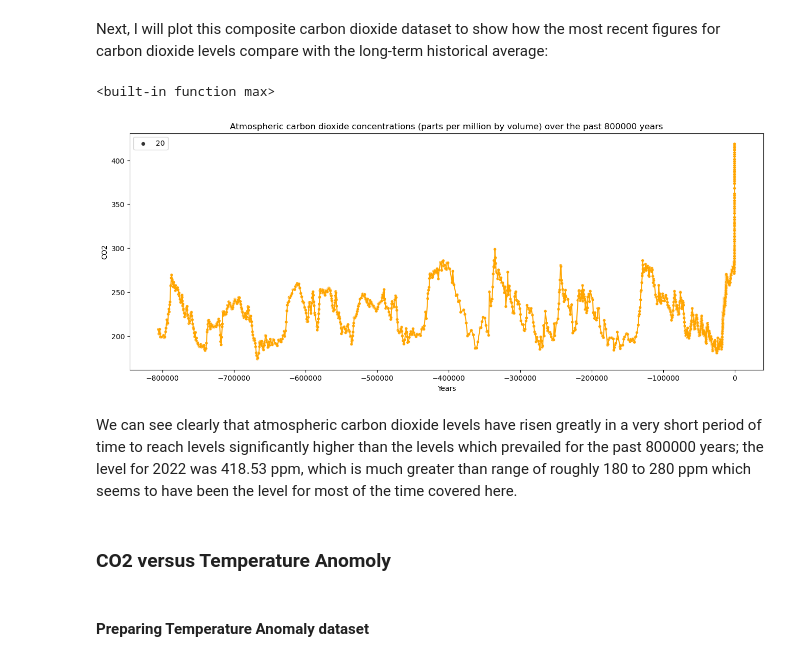
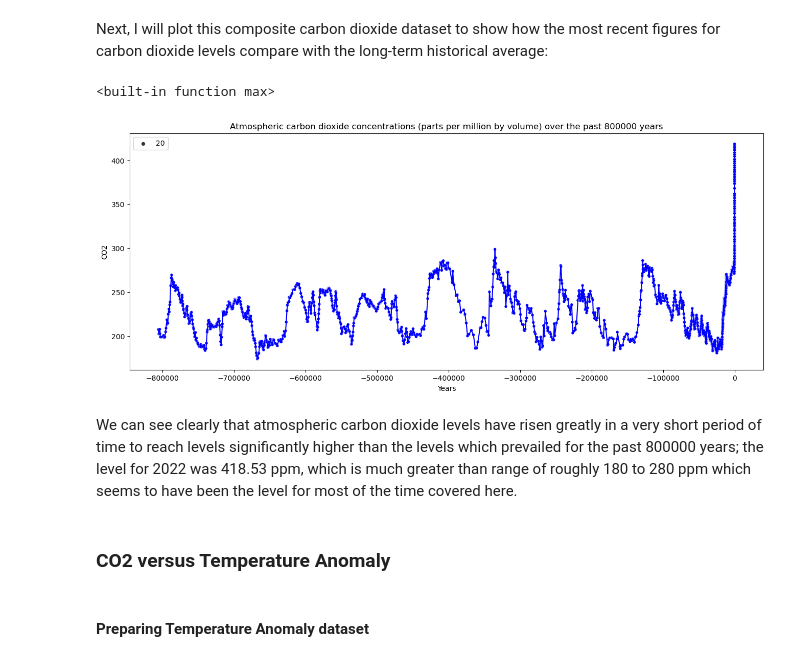
Before and after one commit to jmce22/pfda_project2, a Jupyter notebook: pfda_project2.ipynb, the cells around one changed output. Drawn from its saved outputs; the diff is of its cells as text; code cells hidden in the pictures.

```diff
--- a/pfda_project2.ipynb
+++ b/pfda_project2.ipynb
@@ -565,19 +612,19 @@ Next, I will plot this composite carbon dioxide dataset to show how the most rec
 # %%
 plt.figure(figsize= (16,6))
 plt.title('Atmospheric carbon dioxide concentrations (parts per million by volume) over the past 800000 years')
 
-sns.scatterplot(x ='Years', y ='CO2', data=df_co2, color ='orange', size = 20)      # use 'size' parameter to decrease size of markers
+sns.scatterplot(x ='Years', y ='CO2', data=df_co2, color ='blue', size = 20)      # use 'size' parameter to decrease size of markers
 
-sns.lineplot(x = 'Years', y = 'CO2', data = df_co2, color = 'orange')
+sns.lineplot(x = 'Years', y = 'CO2', data = df_co2, color = 'blue')
 
 print(max)
 # %% [output]
 <built-in function max>
-[figure, old version]
+[figure, new version]
 # %% [markdown]
 We can see clearly that atmospheric carbon dioxide levels have risen greatly in a very short period of time to reach levels significantly higher than the levels which prevailed for the past 800000 years; the level for 2022 was 418.53 ppm, which is much greater than range of roughly 180 to 280 ppm which seems to have been the level for most of the time covered here.
 # %% [markdown]
-### CO2 versus Temperature Anomoly ###
+### CO2 versus Temperature Anomaly ###
 # %% [markdown]
 #### Preparing Temperature Anomaly dataset ####
 # %% [markdown]
```
Also changed, not shown: parts of 32 cells of this notebook, 3 other files.
